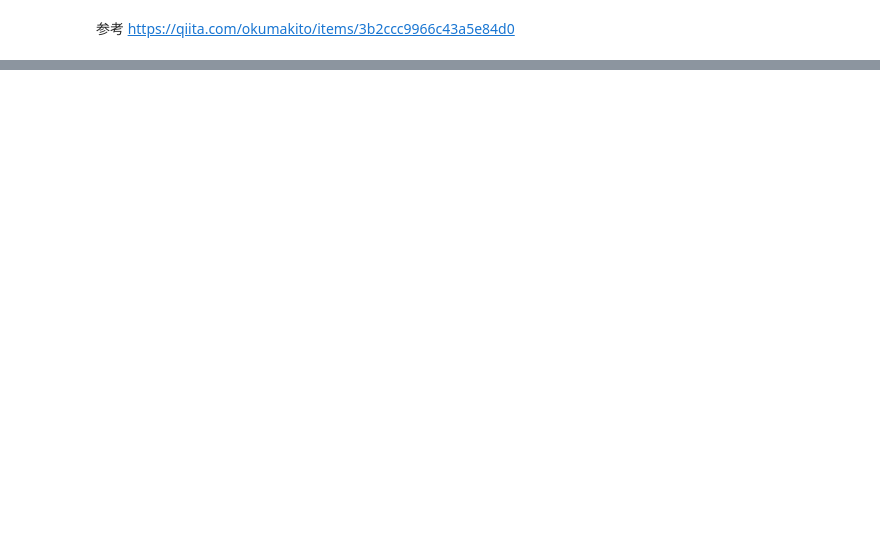
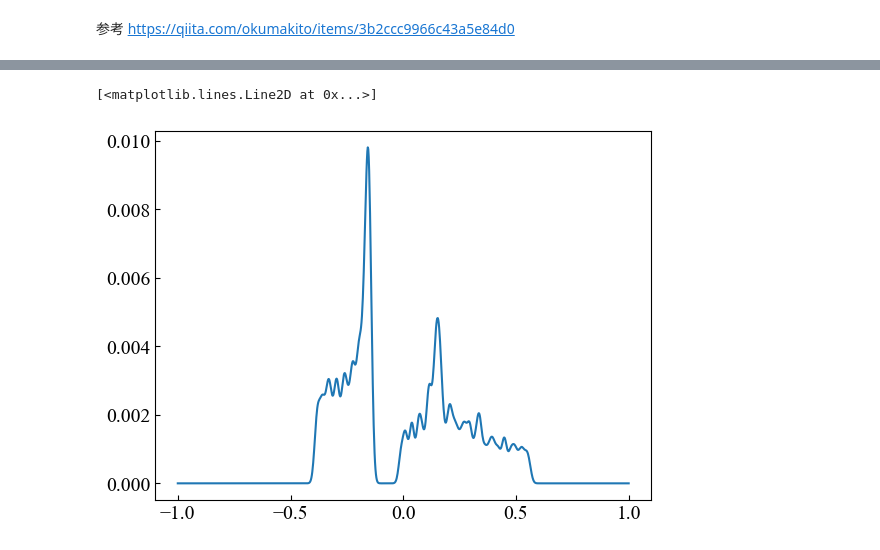
Before and after one commit to xiang-gong3944/----, a Jupyter notebook: 2024_09_25_AlterMagnet1/kappaET2_band_py.ipynb, the cells around one changed output, grey strips where cells are left out. Drawn from its saved outputs; the diff is of its cells as text; code cells hidden in the pictures; blank space fills up the shorter version.

```diff
--- a/2024_09_25_AlterMagnet1/kappaET2_band_py.ipynb
+++ b/2024_09_25_AlterMagnet1/kappaET2_band_py.ipynb
@@ -284,11 +210,2 @@ plt.show()
-# %%
-N = 20
-kx = np.linspace(-np.pi, np.pi, N)
-ky = np.linspace(-np.pi, np.pi, N)
-kx, ky = np.meshgrid(kx, ky)
-enes = np.zeros((N, N, 8))
-for i in range(N):
-    for j in range(N):
-        enes[i][j] = Hamiltonian(kx[i][j],ky[i][j],0)
 # %% [markdown]
 参考 https://qiita.com/okumakito/items/3b2ccc9966c43a5e84d0
@@ -294,0 +214,17 @@ for i in range(N):
+# %%
+def DensityOfState(E, enes, sigma2 = 0.0001):
+    dos = []
+    for e in E:
+        dos.append(np.sum(np.exp(-(e-enes)**2 / 2 / sigma2 ) / np.sqrt(2 * np.pi * sigma2)))
+    dos = np.array(dos)
+    dos /= np.sum(dos)
+    return dos
+# %%
+N = 20
+kx = np.linspace(-np.pi, np.pi, N)
+ky = np.linspace(-np.pi, np.pi, N)
+kx, ky = np.meshgrid(kx, ky)
+enes = np.zeros((N, N, 4))
+for i in range(N):
+    for j in range(N):
+        enes[i][j] = Hamiltonian(kx[i][j],ky[i][j])
@@ -294,0 +236,7 @@ for i in range(N):
+# %%
+E = np.linspace(-1, 1, 1000)
+dos = DensityOfState(E, sorted_enes)
+plt.plot(E, dos)
+# %% [output]
+[<matplotlib.lines.Line2D at 0x...>]
+[figure, added]
```
Also changed, not shown: parts of 18 cells of this notebook, 5 other files.
